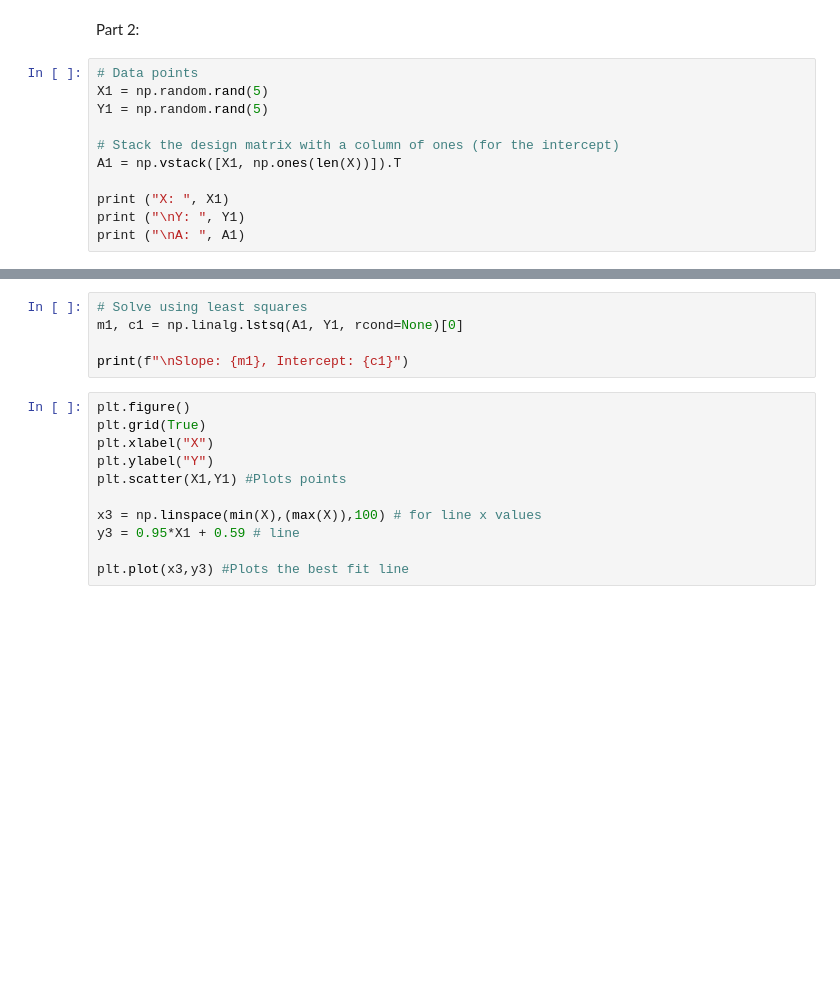
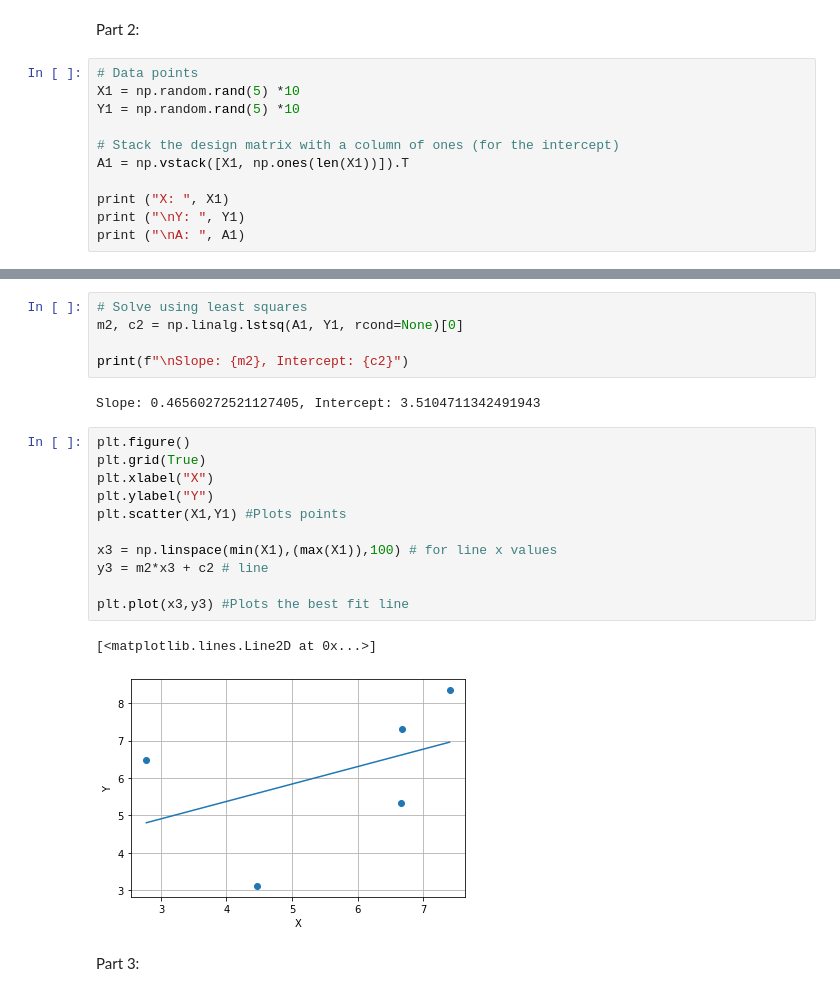
Before and after one commit to ad7-tech/coe311k, a Jupyter notebook: classwork/ad55777-CH9.ipynb, the cells around one changed output, grey strips where cells are left out. Saved outputs shown, nothing was run; the diff lists cells and outputs as text; blank space fills up the shorter version.

```diff
--- a/classwork/ad55777-CH9.ipynb
+++ b/classwork/ad55777-CH9.ipynb
@@ -37,11 +53,11 @@ plt.plot(x2,y2) #Plots the best fit line
 Part 2:
 # %%
 # Data points
-X1 = np.random.rand(5)
-Y1 = np.random.rand(5)
+X1 = np.random.rand(5) *10
+Y1 = np.random.rand(5) *10
 
 # Stack the design matrix with a column of ones (for the intercept)
-A1 = np.vstack([X1, np.ones(len(X))]).T
+A1 = np.vstack([X1, np.ones(len(X1))]).T
 
 print ("X: ", X1)
 print ("\nY: ", Y1)
@@ -49,16 +75,23 @@ print ("\nA: ", A1)
 # %%
 # Solve using least squares
-m1, c1 = np.linalg.lstsq(A1, Y1, rcond=None)[0]
+m2, c2 = np.linalg.lstsq(A1, Y1, rcond=None)[0]
 
-print(f"\nSlope: {m1}, Intercept: {c1}")
+print(f"\nSlope: {m2}, Intercept: {c2}")
+# %% [output]
+Slope: 0.46560272521127405, Intercept: 3.5104711342491943
 # %%
 plt.figure()
 plt.grid(True)
 plt.xlabel("X")
 plt.ylabel("Y")
 plt.scatter(X1,Y1) #Plots points
 
-x3 = np.linspace(min(X),(max(X)),100) # for line x values
-y3 = 0.95*X1 + 0.59 # line
+x3 = np.linspace(min(X1),(max(X1)),100) # for line x values
+y3 = m2*x3 + c2 # line
 
 plt.plot(x3,y3) #Plots the best fit line
+# %% [output]
+[<matplotlib.lines.Line2D at 0x...>]
+[figure, added]
+# %% [markdown]
+Part 3:
```
Also changed, not shown: parts of 8 cells of this notebook.
